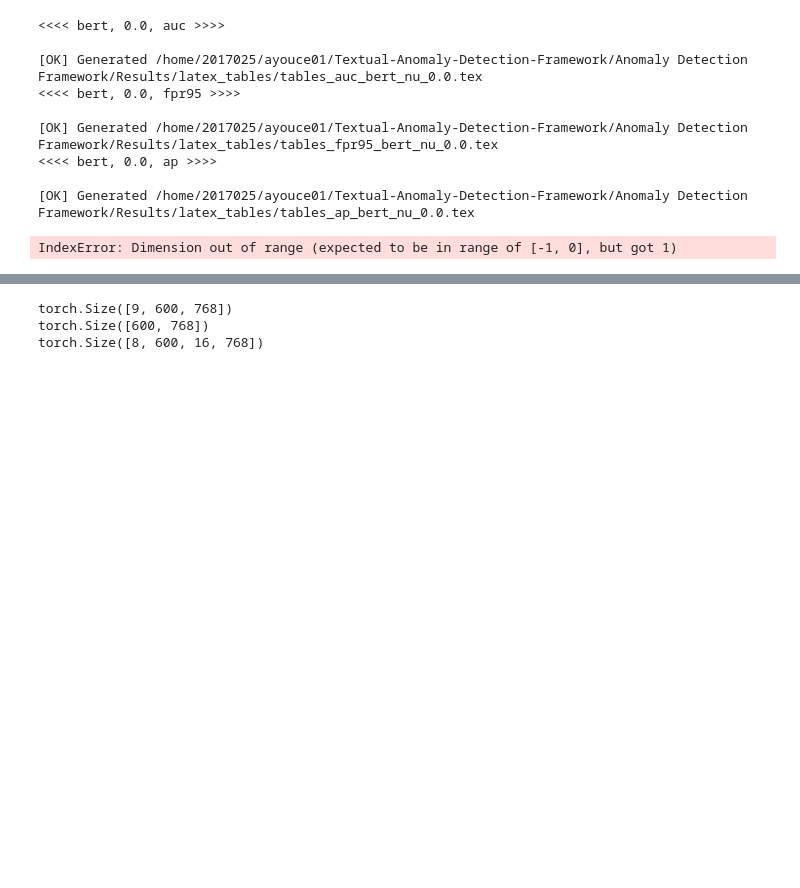
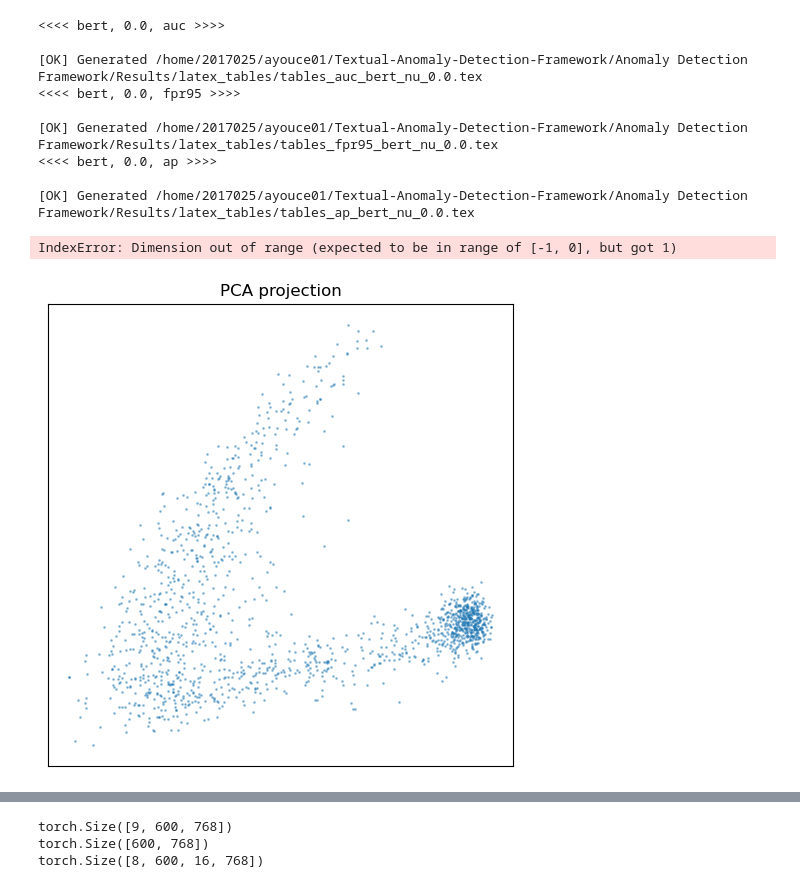
Before and after one commit to AmineYK/Textual-Anomaly-Detection-Framework, a Jupyter notebook: Anomaly Detection Framework/fm_dissect_TokSen.ipynb, the cells around one changed output, grey strips where cells are left out. Drawn from its saved outputs; the diff is of its cells as text; code cells hidden in the pictures; blank space fills up the shorter version.

```diff
--- a/Anomaly Detection Framework/fm_dissect_TokSen.ipynb
+++ b/Anomaly Detection Framework/fm_dissect_TokSen.ipynb
@@ -33,6 +31,6 @@ The autoreload extension is already loaded. To reload it, use:
 # %%
-dataset_name = 'sms'
-inlier_topic = 'normal'
+dataset_name = '20newsgroups'
+inlier_topic = 'recreation'
 type_tac = None
 anomaly_rate = 0.1
 save_dir = "/home/2017025/ayouce01/Textual-Anomaly-Detection-Framework/Anomaly Detection Framework/Data"
@@ -307,0 +314,22 @@ IndexError: Dimension out of range (expected to be in range of [-1, 0], but got
+# %%
+X = X_tokens_test.mean(dim=1).cpu().numpy()  # shape (N, S, D)
+
+# PCA
+pca = PCA(n_components=2)
+X_2d = pca.fit_transform(X)
+
+# Plot
+plt.figure(figsize=(6, 6))
+plt.scatter(
+    X_2d[:, 0],
+    X_2d[:, 1],
+    s=1,
+    alpha=0.4
+)
+
+plt.title("PCA projection")
+plt.xticks([])
+plt.yticks([])
+plt.show()
+# %% [output]
+[figure, added]
```
Also changed, not shown: parts of 8 cells of this notebook, 9 other files.
